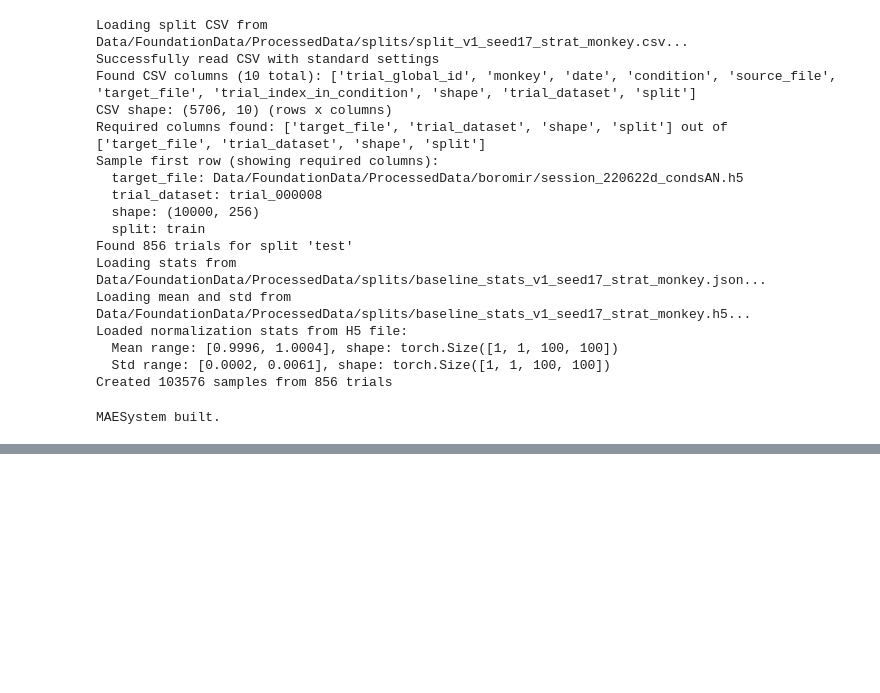
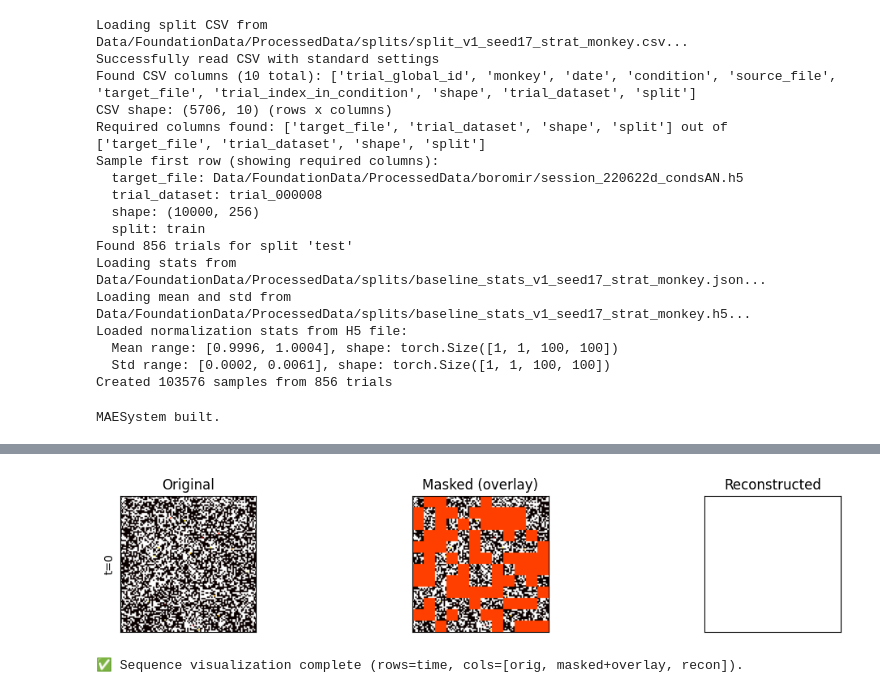
Before and after one commit to ossnat/VSD_foundation_model, a Jupyter notebook: scripts/VideoMAE_2D_Training_Notebook.ipynb, the cells around one changed output, grey strips where cells are left out. Saved outputs shown, nothing was run; the diff lists cells and outputs as text; code cells hidden in the pictures; blank space fills up the shorter version.

```diff
--- a/scripts/VideoMAE_2D_Training_Notebook.ipynb
+++ b/scripts/VideoMAE_2D_Training_Notebook.ipynb
@@ -142,6 +141,7 @@ trainer.fit(train_loader, val_loader)
 # Sequence visualization: plot Original, Masked(+overlay), Reconstructed vertically over time
 import numpy as np
 import torch.nn.functional as F
+import matplotlib.pyplot as plt
 
 # Define a minimal version
 def get_reconstruction(model, batch):
@@ -175,7 +175,7 @@ def get_reconstruction(model, batch):
 # Fetch a validation batch and reconstruct
 model.eval()
 val_sample = next(iter(val_loader))
-val_sample = {k: v.to(DEVICE) for k, v in val_sample.items()}
+val_sample = {k: v.to(device) for k, v in val_sample.items()}
 reconstruction, mask, original, masked = get_reconstruction(model, val_sample)
 
 # Select first item in batch
@@ -209,30 +209,33 @@ if rows == 1:
     axes = np.array([axes])
 
 for t in range(rows):
     # Original
     axes[t, 0].imshow(orig_frames[t].cpu().numpy() if torch.is_tensor(orig_frames[t]) else orig_frames[t], cmap='hot', vmin=vmin, vmax=vmax)
     axes[t, 0].set_ylabel(f"t={t}")
     axes[t, 0].set_xticks([]); axes[t, 0].set_yticks([])
     if t == 0:
         axes[t, 0].set_title('Original')
 
     # Masked + overlay
     im = axes[t, 1].imshow(masked_frames[t].cpu().numpy() if torch.is_tensor(masked_frames[t]) else masked_frames[t], cmap='hot', vmin=vmin, vmax=vmax)
     m = mask_frames[t].cpu().numpy() if torch.is_tensor(mask_frames[t]) else mask_frames[t]
     overlay = np.zeros((m.shape[0], m.shape[1], 4), dtype=np.float32)
     overlay[..., 0] = 1.0
     overlay[..., 3] = 0.3 * (1.0 - m)  # red where masked
     axes[t, 1].imshow(overlay)
     axes[t, 1].set_xticks([]); axes[t, 1].set_yticks([])
     if t == 0:
         axes[t, 1].set_title('Masked (overlay)')
 
     # Reconstructed
     axes[t, 2].imshow(recon_frames[t].cpu().numpy() if torch.is_tensor(recon_frames[t]) else recon_frames[t], cmap='hot', vmin=vmin, vmax=vmax)
     axes[t, 2].set_xticks([]); axes[t, 2].set_yticks([])
     if t == 0:
         axes[t, 2].set_title('Reconstructed')
 
 plt.tight_layout()
 plt.show()
 print("✅ Sequence visualization complete (rows=time, cols=[orig, masked+overlay, recon]).")
+# %% [output]
+[figure, added]
+✅ Sequence visualization complete (rows=time, cols=[orig, masked+overlay, recon]).
```
Also changed, not shown: parts of 3 cells of this notebook.
